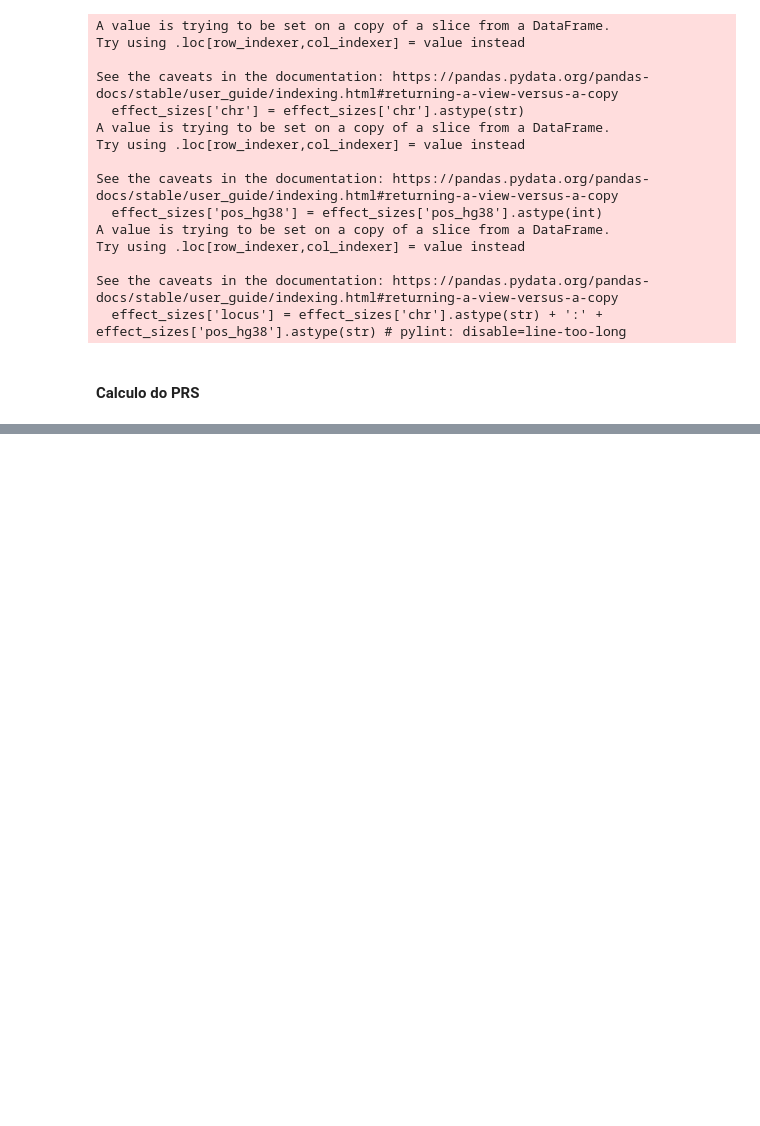
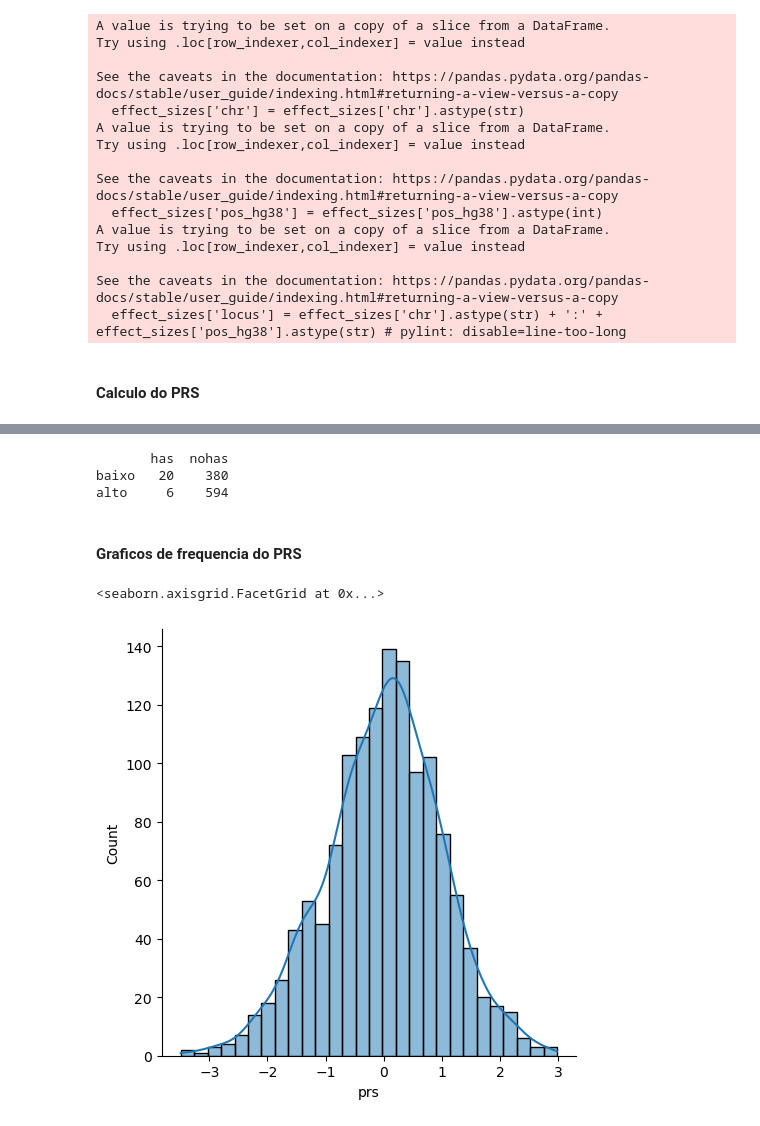
Before and after one commit to BrazilianDatathon2023/genetics-4, a Jupyter notebook: calculo_prs.ipynb, the cells around one changed output, grey strips where cells are left out. Cells and saved outputs as stored; diff of their text form; code cells hidden in the pictures; blank space fills up the shorter version.

```diff
--- a/calculo_prs.ipynb
+++ b/calculo_prs.ipynb
@@ -187,0 +182,2 @@ ValueError: 'POS' is not in list
+# %%
+df_prs = pd.read_table('s3://arquivos-equipe04/prs_processed.csv',sep=",")
@@ -187,0 +244,23 @@ ValueError: 'POS' is not in list
+# %%
+# Calculando odds ratio de 'rs10009490'
+
+dct = {
+    'has': [20, 6],
+    'nohas': [380, 594],
+}
+df = pd.DataFrame(dct, index=['baixo', 'alto'])
+
+print(df)
+# %% [output]
+       has  nohas
+baixo   20    380
+alto     6    594
+# %% [markdown]
+#### Graficos de frequencia do PRS
+# %%
+df_prs.prs = (df_prs.prs - df_prs.prs.mean())/(df_prs.prs.std())
+# %%
+sns.displot(data=df_prs, x="prs", kde=True)
+# %% [output]
+<seaborn.axisgrid.FacetGrid at 0x...>
+[figure, added]
```
Also changed, not shown: parts of 33 cells of this notebook.
